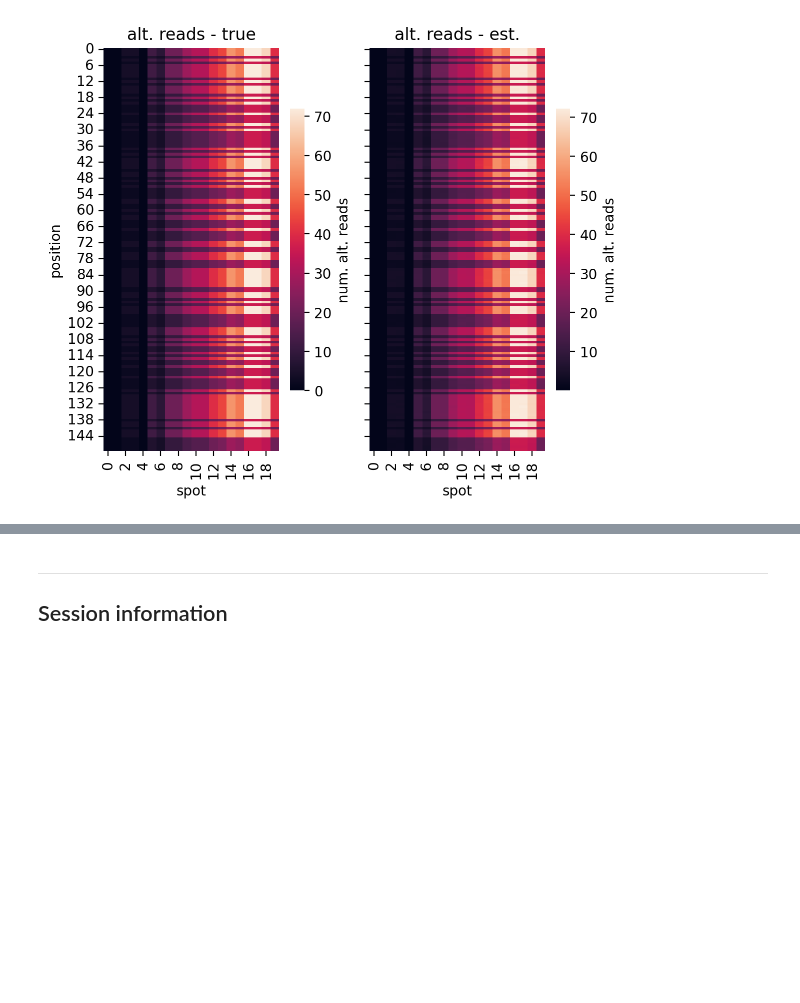
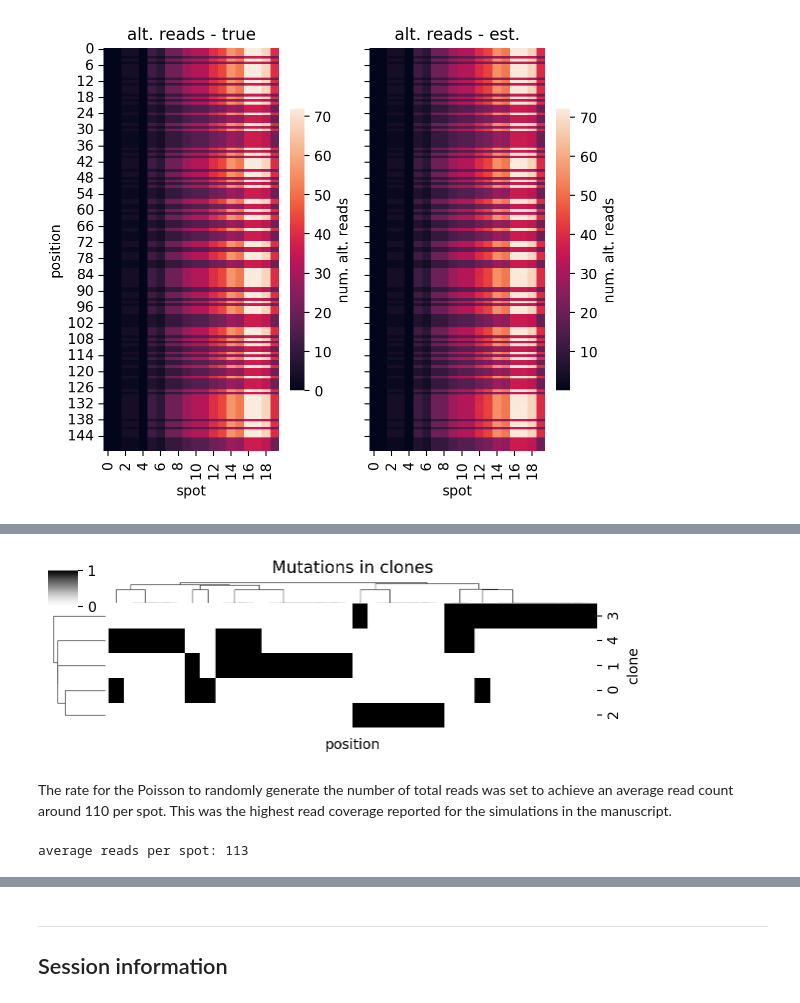
Before and after one commit to jhrcook/pymc-tumoroscope, a Jupyter notebook: tumoroscope.ipynb, the cells around one changed output, grey strips where cells are left out. Drawn from its saved outputs; the diff is of its cells as text; code cells hidden in the pictures; blank space fills up the shorter version.

```diff
--- a/tumoroscope.ipynb
+++ b/tumoroscope.ipynb
@@ -601,0 +671,53 @@ fig.tight_layout()
+# %%
+cg = sns.clustermap(
+    clone_mutations.T, figsize=(6, 2), dendrogram_ratio=(0.1, 0.15), cmap="Greys"
+)
+cg.ax_heatmap.set_xlabel("position")
+cg.ax_heatmap.set_ylabel("clone")
+cg.ax_heatmap.set_xticklabels([])
+cg.ax_heatmap.tick_params("x", size=0)
+cg.ax_col_dendrogram.set_title("Mutations in clones")
+plt.show()
+# %% [output]
+[figure, added]
+# %% [markdown]
+The rate for the Poisson to randomly generate the number of total reads was set to achieve an average read count around 110 per spot.
+This was the highest read coverage reported for the simulations in the manuscript.
+# %%
+np.random.seed(44)
+
+# Randomly assign zygosity per position for each clone, allowing
+# for copy number alterations.
+zygosity = (
+    np.random.choice([0.25, 0.5, 0.75, 1.0], size=(n_positions, N_CLONES))
+    * clone_mutations
+)
+
+alt_read_counts = np.zeros((n_positions, N_SPOTS, N_CLONES))
+tot_read_counts = np.zeros((n_positions, N_SPOTS, N_CLONES))
+
+clone_cell_counts_per_spot = (
+    cell_labels.groupby(["spot", "clone"])["cell"]
+    .count()
+    .reset_index()
+    .rename(columns={"cell": "n_cells"})
+)
+
+for _, row in clone_cell_counts_per_spot.iterrows():
+    clone_tot_reads = np.zeros(n_positions)
+    clone_alt_reads = np.zeros(n_positions)
+    for c in range(row["n_cells"]):
+        cell_tot_reads = np.random.poisson(1.7, size=n_positions)
+        cell_alt_reads = np.random.binomial(cell_tot_reads, zygosity[:, row["clone"]])
+        clone_tot_reads = clone_tot_reads + cell_tot_reads
+        clone_alt_reads = clone_alt_reads + cell_alt_reads
+    tot_read_counts[:, row["spot"], row["clone"]] = clone_tot_reads
+    alt_read_counts[:, row["spot"], row["clone"]] = clone_alt_reads
+
+alt_read_counts = alt_read_counts.sum(axis=2)
+tot_read_counts = tot_read_counts.sum(axis=2)
+
+avg_read_cts = np.median(tot_read_counts.sum(axis=0))
+print(f"average reads per spot: {round(avg_read_cts)}")
+# %% [output]
+average reads per spot: 113
```
Also changed, not shown: parts of 9 cells of this notebook, 8 other files.
